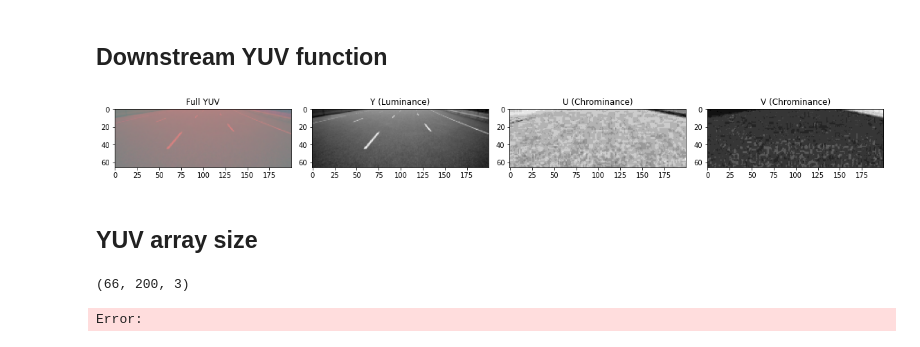
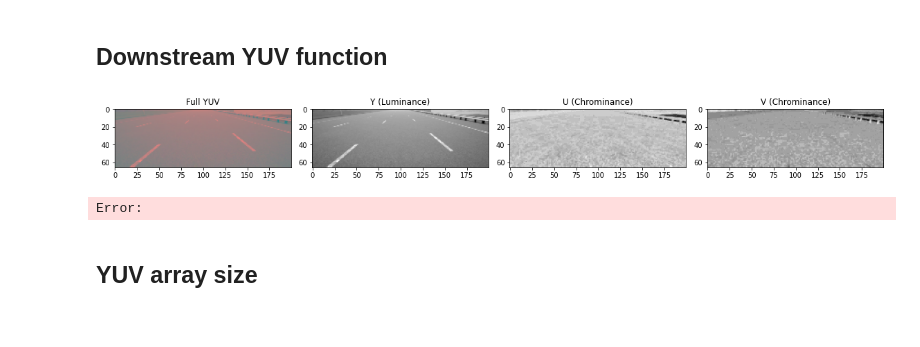
Before and after one commit to dsikar/carla-driver-data, a Jupyter notebook: scripts/14-image-cropping-and-pre-processing.ipynb, the cells around one changed output. Cells and saved outputs as stored; diff of their text form; code cells hidden in the pictures.

```diff
--- a/scripts/14-image-cropping-and-pre-processing.ipynb
+++ b/scripts/14-image-cropping-and-pre-processing.ipynb
@@ -54,7 +54,7 @@ def load_and_display_image_pil(image_path):
     return img, height, width
 
 # Path to your image
-image_path = "carla_dataset/20241209_173218_948893_steering_0.0221.jpg"
+image_path = "/home/daniel/git/carla-driver-data/carla_dataset/20250314_093726_117288_steering_-0.0001.jpg"
 
 # Try loading with both methods
 print("Loading with OpenCV:")
@@ -133,13 +133,6 @@ def visualize_crop_region(image_path, crop_top=160, crop_bottom=400):
 
     return img_rgb, height, width, crop_top, crop_bottom
 
-# Path to your image
-image_path = "carla_dataset/20241209_173218_948893_steering_0.0221.jpg"
-
-# Visualize with initial crop suggestion
-# Starting with a crop that removes approximately top third and bottom sixth of the image
-img, height, width, crop_top, crop_bottom = visualize_crop_region(image_path)
-
 def preview_final_crop(img, crop_top, crop_bottom):
     """
     Show what the final cropped and resized image would look like
@@ -181,14 +174,23 @@ def preview_final_crop_with_yuv(img, crop_top, crop_bottom):
 
     plt.show()
 
+# Path to your image
+image_path = "/home/daniel/git/carla-driver-data/carla_dataset/20250314_093726_117288_steering_-0.0001.jpg"
+
+# Visualize with initial crop suggestion
+# Starting with a crop that removes approximately top third and bottom sixth of the image
+crop_top=210
+crop_bottom=480
+img, height, width, crop_top, crop_bottom = visualize_crop_region(image_path, crop_top, crop_bottom)
+
 # Show preview of final result
-crop_top=160
-crop_bottom=400
-preview_final_crop(img, crop_top, crop_bottom)
-crop_top=260
-crop_bottom=440
-img, height, width, crop_top, crop_bottom = visualize_crop_region(image_path, crop_top, crop_bottom)
-preview_final_crop(img, crop_top, crop_bottom)
-preview_final_crop_with_yuv(img, crop_top, crop_bottom)
+#crop_top=160
+#crop_bottom=405
+#preview_final_crop(img, crop_top, crop_bottom)
+# crop_top=200
+# crop_bottom=1
+# img, height, width, crop_top, crop_bottom = visualize_crop_region(image_path, crop_top, crop_bottom)
+# preview_final_crop(img, crop_top, crop_bottom)
+# preview_final_crop_with_yuv(img, crop_top, crop_bottom)
 # %% [output]
 Original image dimensions: 640x480 pixels
@@ -227,41 +222,37 @@ def prepare_image_for_neural_network(image_path, crop_top=260, crop_bottom=440):
 
     # Convert to YUV
     yuv = cv2.cvtColor(resized, cv2.COLOR_RGB2YUV)
 
     return yuv
 
 def plot_yuv_channels(yuv_array):
     """
     Plot all channels of YUV image for visualization
     Args:
         yuv_array: YUV image array of shape (120, 160, 3)
     """
     fig, axes = plt.subplots(1, 4, figsize=(16, 4))
 
     # Plot full YUV image
     axes[0].imshow(yuv_array)
     axes[0].set_title('Full YUV')
 
     # Plot individual channels
     channel_names = ['Y (Luminance)', 'U (Chrominance)', 'V (Chrominance)']
     for i in range(3):
         axes[i+1].imshow(yuv_array[:,:,i], cmap='gray')
         axes[i+1].set_title(channel_names[i])
 
     plt.tight_layout()
     plt.show()
 
 # Test it on your processed image
-crop_top=260
-crop_bottom=440
-yuv_array = prepare_image_for_neural_network("carla_dataset/20241209_173218_948893_steering_0.0221.jpg", crop_top, crop_bottom)
+crop_top=210
+crop_bottom=480
+yuv_array = prepare_image_for_neural_network("/home/daniel/git/carla-driver-data/carla_dataset/20250314_093726_117288_steering_-0.0001.jpg", crop_top, crop_bottom)
 plot_yuv_channels(yuv_array)
 # %% [output]
-[figure, old version]
+[figure, new version]
+Error:
 # %% [markdown]
 ## YUV array size
-# %%
-yuv_array.shape
-# %% [output]
-(66, 200, 3)
-Error:
```
Also changed, not shown: parts of 3 cells of this notebook, 26 other files.
